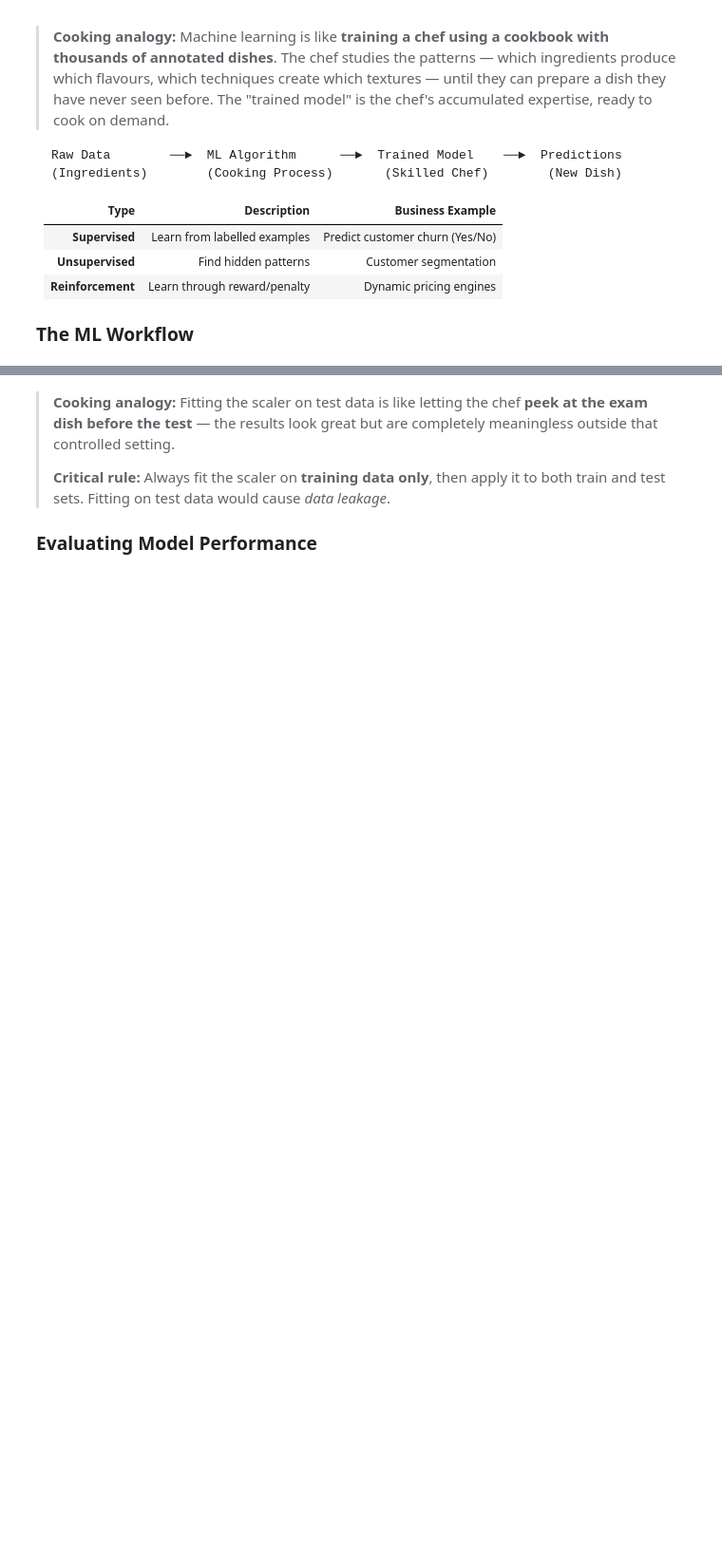
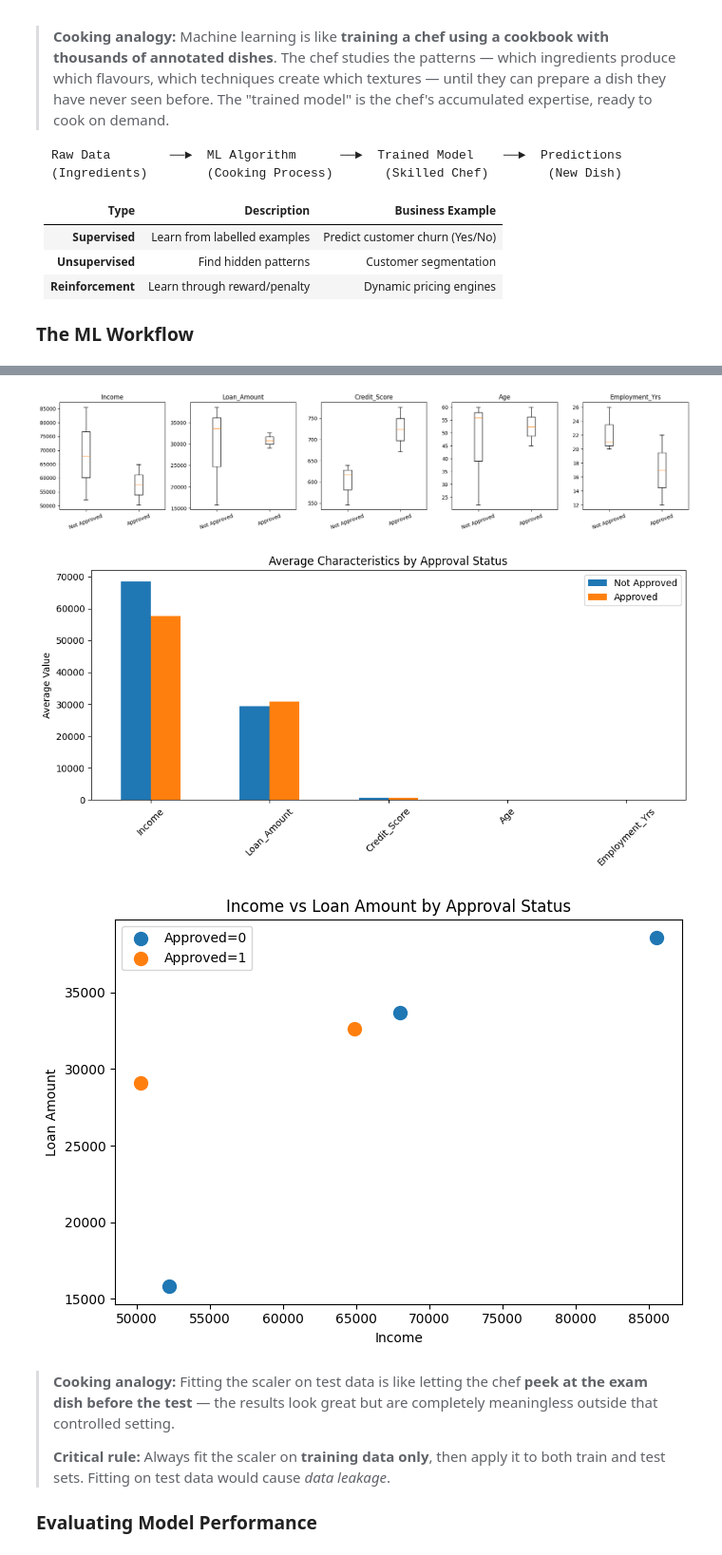
Before and after one commit to thugmba/MLBA, a Jupyter notebook: Notebooks/MLBA_S9.ipynb, the cells around one changed output, grey strips where cells are left out. Shown at 95% size. Saved outputs shown, nothing was run; the diff lists cells and outputs as text; code cells hidden in the pictures; blank space fills up the shorter version.

```diff
--- a/Notebooks/MLBA_S9.ipynb
+++ b/Notebooks/MLBA_S9.ipynb
@@ -69,3 +78,77 @@ print(df_loan.head())
+# %%
+import pandas as pd
+import matplotlib.pyplot as plt
+
+# Sample data
+data = {
+    "Income": [64900.0, 52200.0, 68000.0, 85500.0, 50300.0],
+    "Loan_Amount": [32600.0, 15800.0, 33700.0, 38600.0, 29100.0],
+    "Credit_Score": [672, 546, 640, 617, 776],
+    "Age": [60, 60, 56, 22, 45],
+    "Employment_Yrs": [12, 21, 20, 26, 22],
+    "Approved": [1, 0, 0, 0, 1]
+}
+
+df = pd.DataFrame(data)
+
+# Split groups
+approved = df[df["Approved"] == 1]
+not_approved = df[df["Approved"] == 0]
+
+features = ["Income", "Loan_Amount", "Credit_Score", "Age", "Employment_Yrs"]
+
+# -----------------------------
+# 1. Boxplots by approval status
+# -----------------------------
+fig, axes = plt.subplots(1, len(features), figsize=(18, 4))
+
+for i, col in enumerate(features):
+    axes[i].boxplot(
+        [not_approved[col], approved[col]],
+        labels=["Not Approved", "Approved"]
+    )
+    axes[i].set_title(col)
+    axes[i].tick_params(axis='x', rotation=20)
+
+plt.tight_layout()
+plt.show()
+
+# -----------------------------
+# 2. Mean comparison bar chart
+# -----------------------------
+mean_by_group = df.groupby("Approved")[features].mean().T
+mean_by_group.columns = ["Not Approved", "Approved"]
+
+mean_by_group.plot(kind="bar", figsize=(10, 5))
+plt.title("Average Characteristics by Approval Status")
+plt.ylabel("Average Value")
+plt.xticks(rotation=45)
+plt.tight_layout()
+plt.show()
+
+# -----------------------------
+# 3. Scatter plot
+# -----------------------------
+plt.figure(figsize=(7, 5))
+
+for label, group in df.groupby("Approved"):
+    plt.scatter(
+        group["Income"],
+        group["Loan_Amount"],
+        label=f"Approved={label}",
+        s=100
+    )
+
+plt.xlabel("Income")
+plt.ylabel("Loan Amount")
+plt.title("Income vs Loan Amount by Approval Status")
+plt.legend()
+plt.tight_layout()
+plt.show()
+# %% [output]
+[figure, added]
+[figure, added]
+[figure, added]
 # %%
 # Step 2 — Split into features (X) and target (y)
 X = df_loan.drop(columns="Approved")
```
Also changed, not shown: parts of 1 cell of this notebook.
